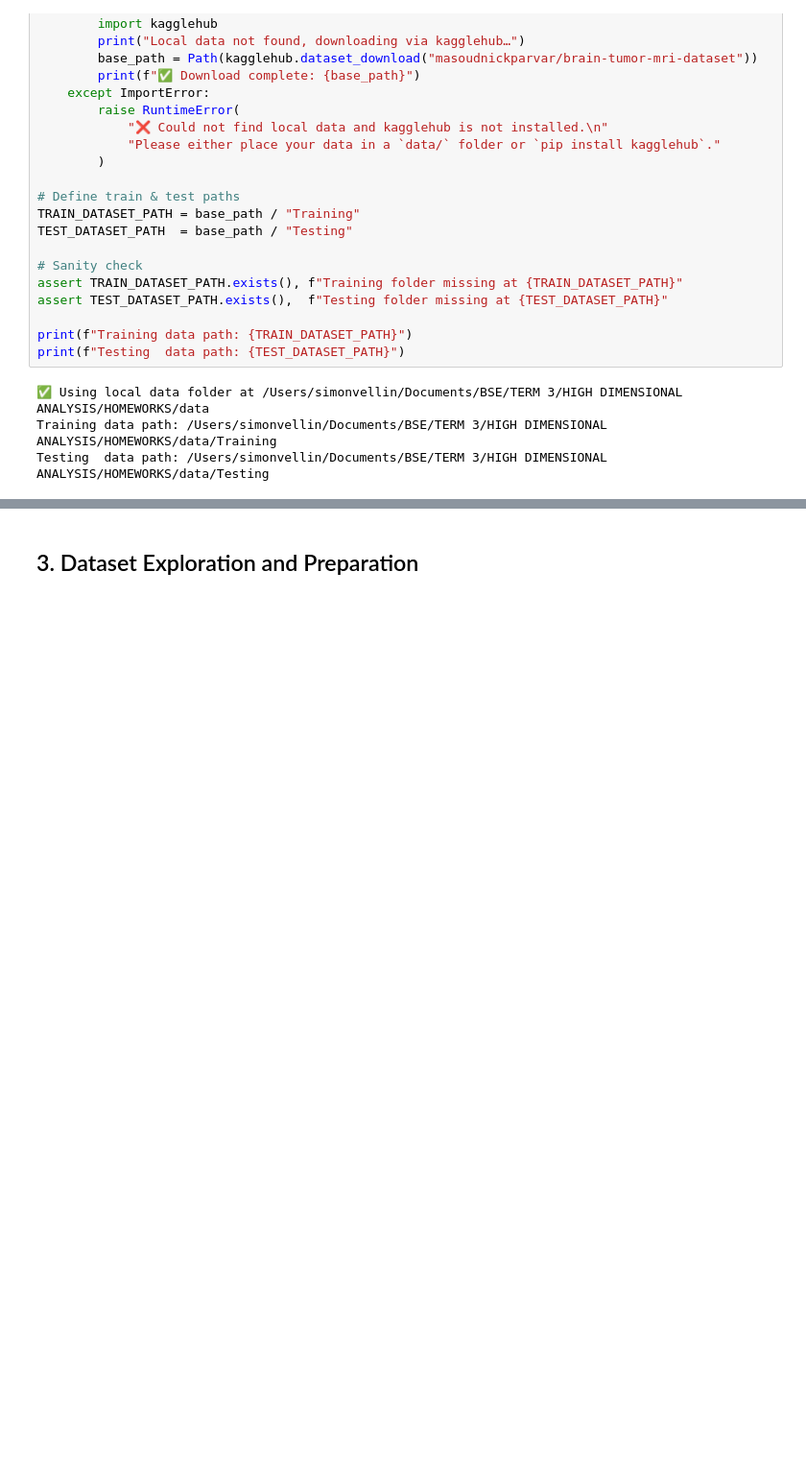
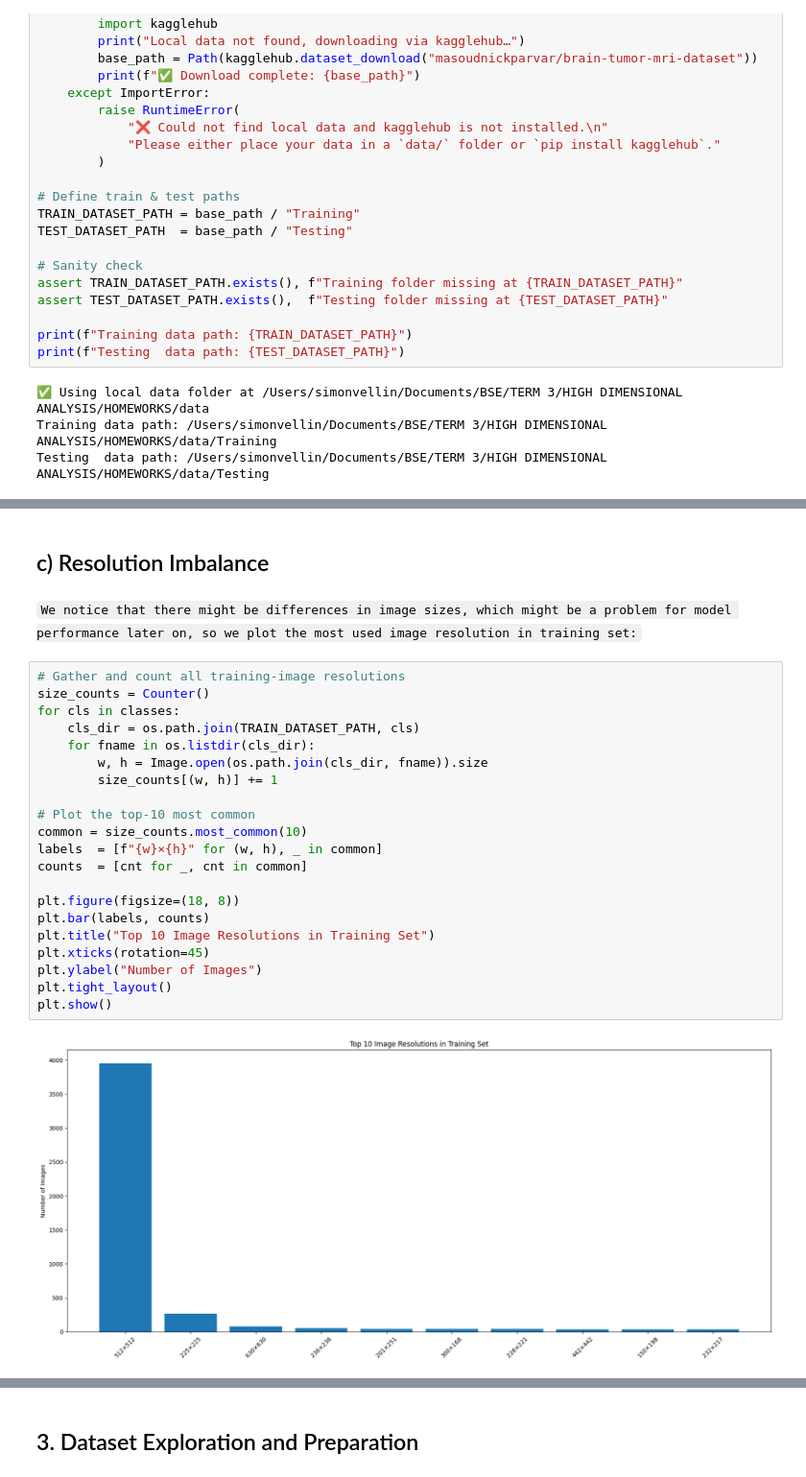
Before and after one commit to asm-bse/dl_applications, a Jupyter notebook: main.ipynb, the cells around one changed output, grey strips where cells are left out. Shown at 96% size. Cells and saved outputs as stored; diff of their text form; blank space fills up the shorter version.

```diff
--- a/main.ipynb
+++ b/main.ipynb
@@ -128,0 +187,27 @@ Training classes: ['pituitary', 'notumor', 'glioma', 'meningioma']
+# %% [markdown]
+## c) Resolution Imbalance
+# %% [markdown]
+`We notice that there might be differences in image sizes, which might be a problem for model performance later on, so we plot the most used image resolution in training set:`
+# %%
+# Gather and count all training-image resolutions
+size_counts = Counter()
+for cls in classes:
+    cls_dir = os.path.join(TRAIN_DATASET_PATH, cls)
+    for fname in os.listdir(cls_dir):
+        w, h = Image.open(os.path.join(cls_dir, fname)).size
+        size_counts[(w, h)] += 1
+
+# Plot the top-10 most common
+common = size_counts.most_common(10)
+labels  = [f"{w}×{h}" for (w, h), _ in common]
+counts  = [cnt for _, cnt in common]
+
+plt.figure(figsize=(18, 8))
+plt.bar(labels, counts)
+plt.title("Top 10 Image Resolutions in Training Set")
+plt.xticks(rotation=45)
+plt.ylabel("Number of Images")
+plt.tight_layout()
+plt.show()
+# %% [output]
+[figure, added]
```
Also changed, not shown: parts of 29 cells of this notebook.
